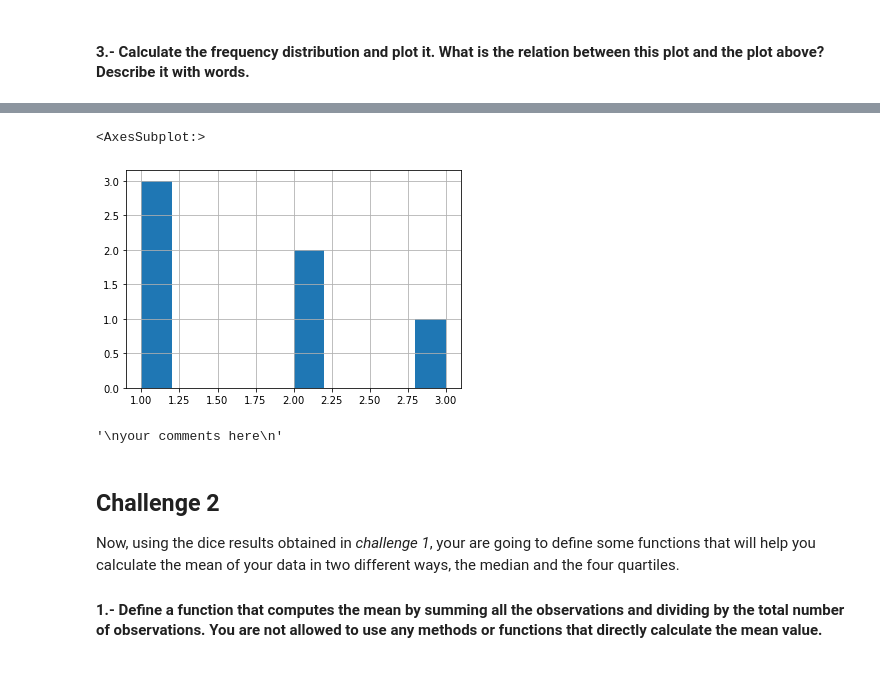
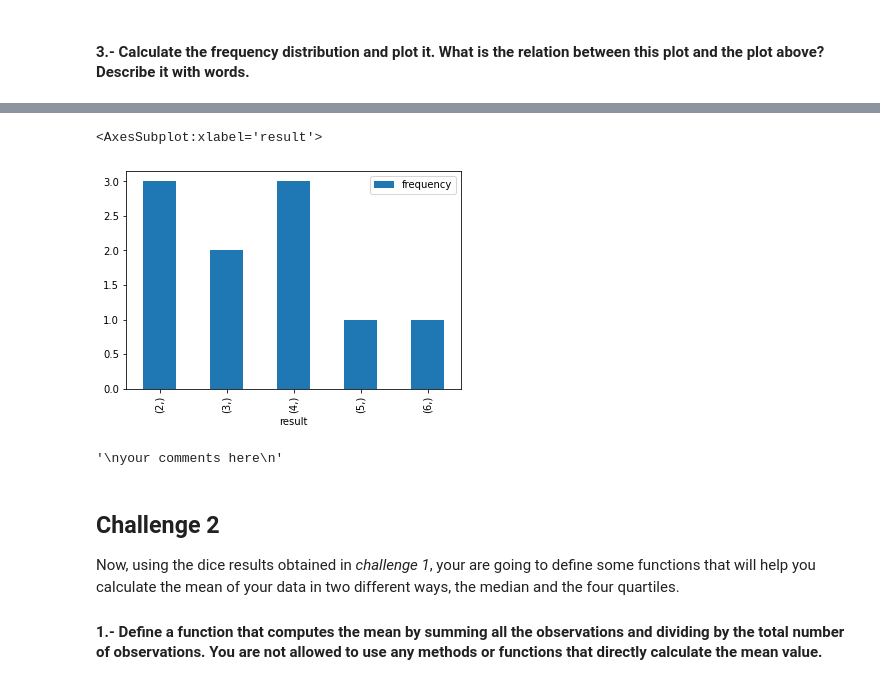
Before and after one commit to Irene9R/dataptmad1121_labs, a Jupyter notebook: module-2/understanding-descriptive-stats/your-code/main.ipynb, the cells around one changed output, grey strips where cells are left out. Saved outputs shown, nothing was run; the diff lists cells and outputs as text; code cells hidden in the pictures.

```diff
--- a/module-2/understanding-descriptive-stats/your-code/main.ipynb
+++ b/module-2/understanding-descriptive-stats/your-code/main.ipynb
@@ -60,14 +64,17 @@ dice_frequency
-# %%
-dice_frequency['frequency'].hist()
-# %% [output]
-<AxesSubplot:>
-[figure, removed]
-# %%
-"""
-your comments here
-"""
-# %% [output]
-'\nyour comments here\n'
+# %%
+result_frequency.plot.bar()
+# %% [output]
+<AxesSubplot:xlabel='result'>
+[figure, added]
+# %%
+"""
+The first plot represents the result of each turn rolling the dice (first turn = 1 and last throw = 10).
+The second plot represents the number of times we got each possible result within 10 turns.
+While looking at both plots, we can see the relation between them when we see that the number of columns with the same value in the first plot (example:
+3 bars with value 4), is represented in the second plot as the bar for result 4, has frequency 3, which means the result 4 was obtained 3 times in the 10 turns.
+"""
+# %% [output]
+'\nyour comments here\n'
 # %% [markdown]
 ## Challenge 2
 Now, using the dice results obtained in *challenge 1*, your are going to define some functions that will help you calculate the mean of your data in two different ways, the median and the four quartiles.
```
Also changed, not shown: parts of 12 cells of this notebook.
